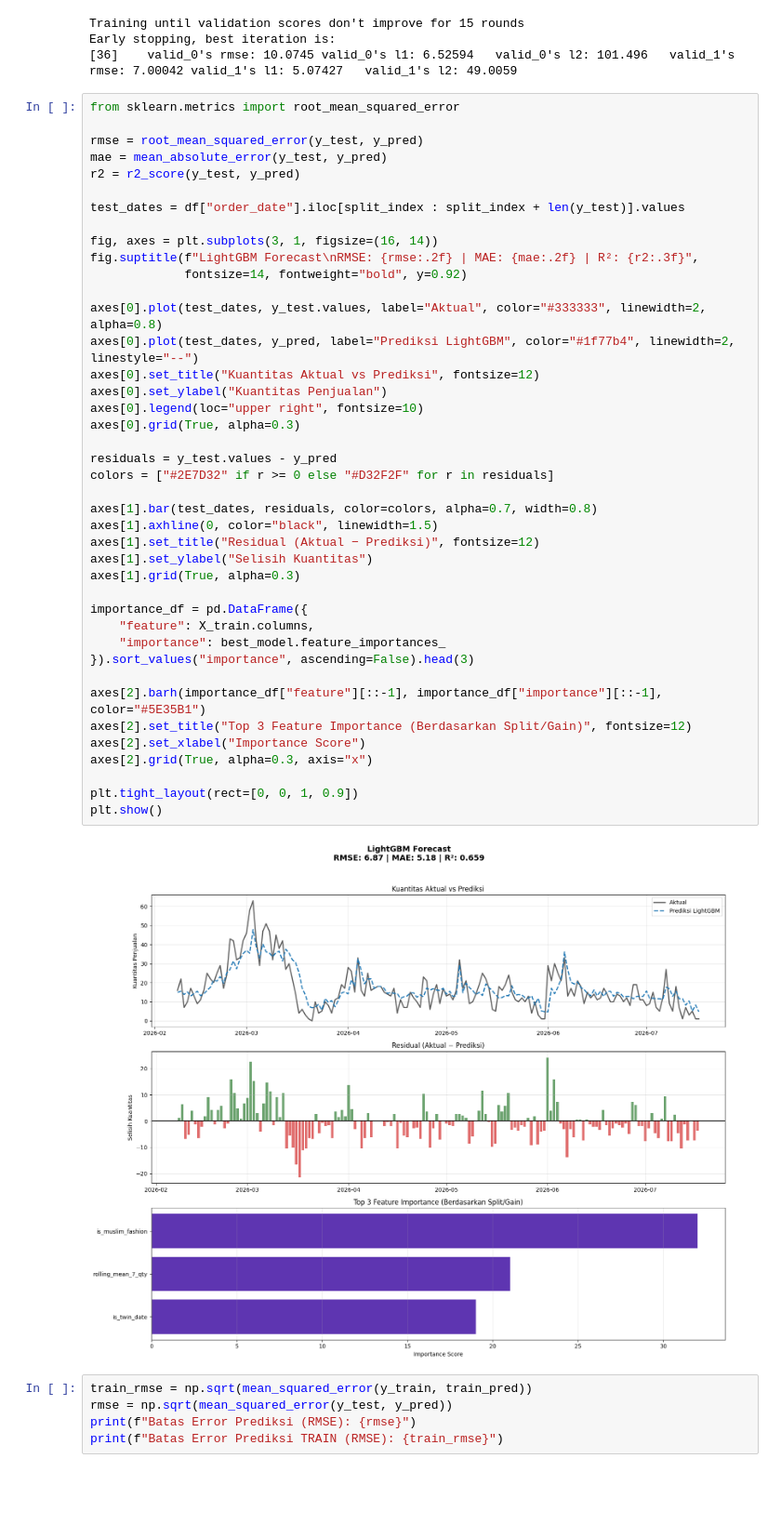
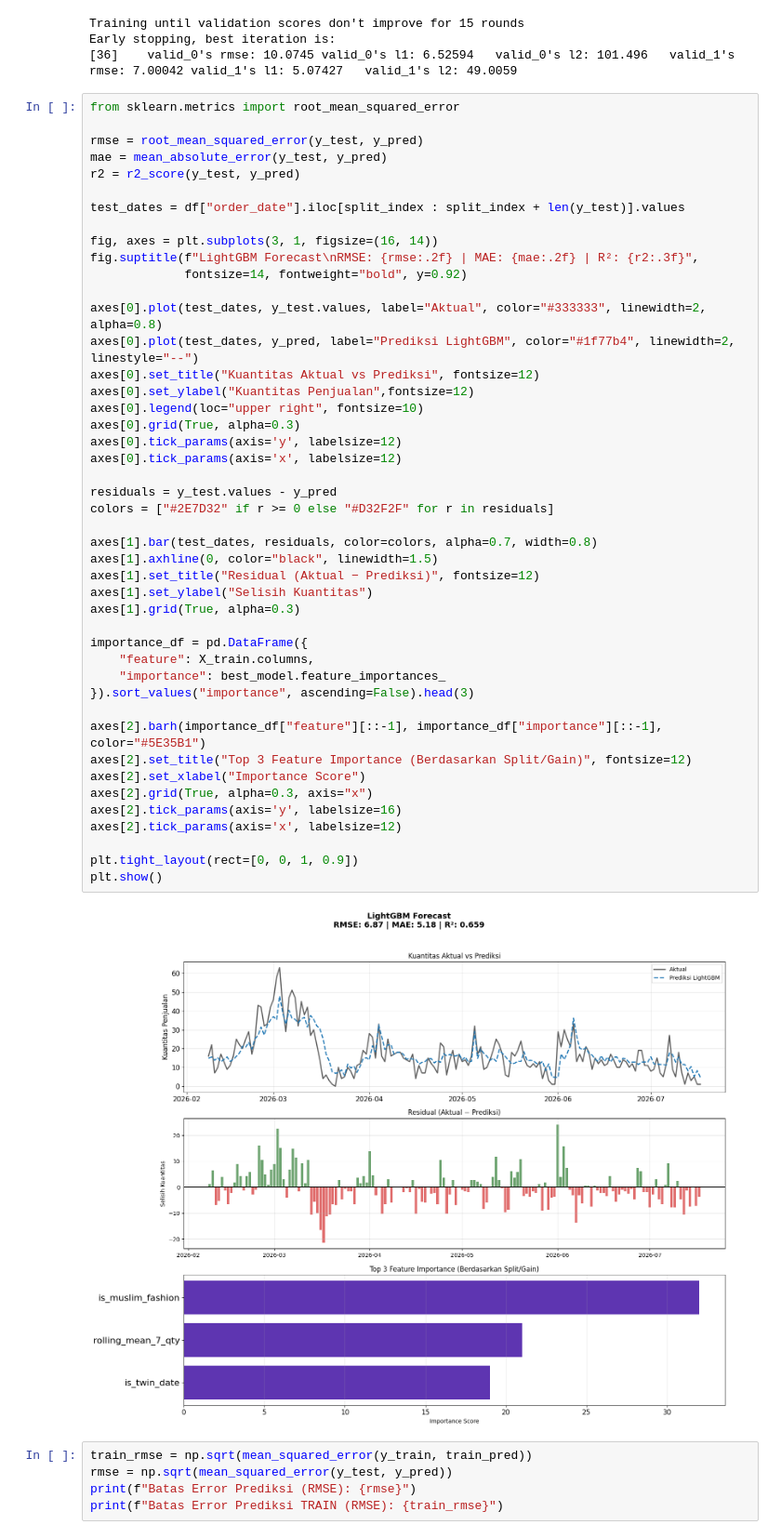
Before and after one commit to giastahmad/lamiah-analytics, a Jupyter notebook: ml_models/train_model.ipynb, the cells around one changed output. Shown at 93% size. Cells and saved outputs as stored; diff of their text form; blank space fills up the shorter version.

```diff
--- a/ml_models/train_model.ipynb
+++ b/ml_models/train_model.ipynb
@@ -223,35 +223,39 @@ fig.suptitle(f"LightGBM Forecast\nRMSE: {rmse:.2f} | MAE: {mae:.2f} | R²: {r2:.
              fontsize=14, fontweight="bold", y=0.92)
 
 axes[0].plot(test_dates, y_test.values, label="Aktual", color="#333333", linewidth=2, alpha=0.8)
 axes[0].plot(test_dates, y_pred, label="Prediksi LightGBM", color="#1f77b4", linewidth=2, linestyle="--")
 axes[0].set_title("Kuantitas Aktual vs Prediksi", fontsize=12)
-axes[0].set_ylabel("Kuantitas Penjualan")
+axes[0].set_ylabel("Kuantitas Penjualan",fontsize=12)
 axes[0].legend(loc="upper right", fontsize=10)
 axes[0].grid(True, alpha=0.3)
+axes[0].tick_params(axis='y', labelsize=12)
+axes[0].tick_params(axis='x', labelsize=12)
 
 residuals = y_test.values - y_pred
 colors = ["#2E7D32" if r >= 0 else "#D32F2F" for r in residuals]
 
 axes[1].bar(test_dates, residuals, color=colors, alpha=0.7, width=0.8)
 axes[1].axhline(0, color="black", linewidth=1.5)
 axes[1].set_title("Residual (Aktual − Prediksi)", fontsize=12)
 axes[1].set_ylabel("Selisih Kuantitas")
 axes[1].grid(True, alpha=0.3)
 
 importance_df = pd.DataFrame({
     "feature": X_train.columns,
     "importance": best_model.feature_importances_
 }).sort_values("importance", ascending=False).head(3)
 
 axes[2].barh(importance_df["feature"][::-1], importance_df["importance"][::-1], color="#5E35B1")
 axes[2].set_title("Top 3 Feature Importance (Berdasarkan Split/Gain)", fontsize=12)
 axes[2].set_xlabel("Importance Score")
 axes[2].grid(True, alpha=0.3, axis="x")
+axes[2].tick_params(axis='y', labelsize=16)
+axes[2].tick_params(axis='x', labelsize=12)
 
 plt.tight_layout(rect=[0, 0, 1, 0.9])
 plt.show()
 # %% [output]
-[figure, old version]
+[figure, new version]
 # %%
 train_rmse = np.sqrt(mean_squared_error(y_train, train_pred))
 rmse = np.sqrt(mean_squared_error(y_test, y_pred))
```
Also changed, not shown: 9 other files.
